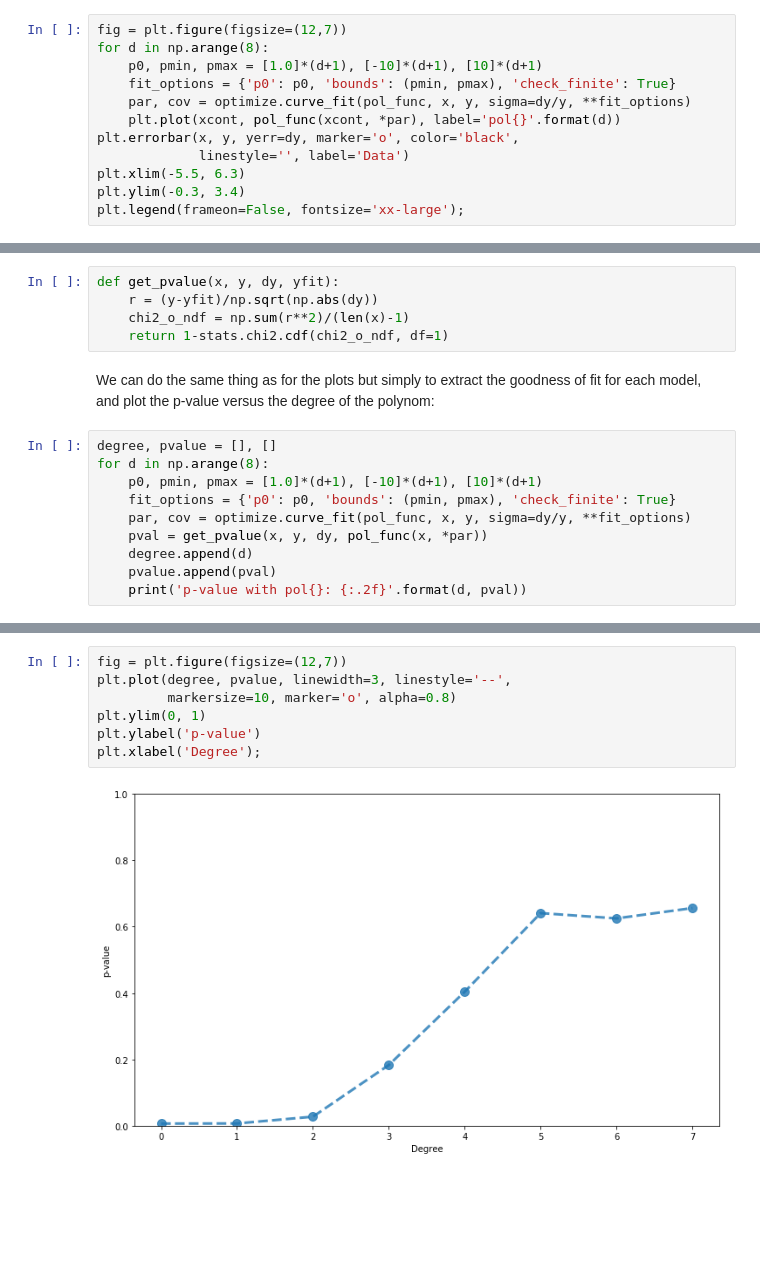
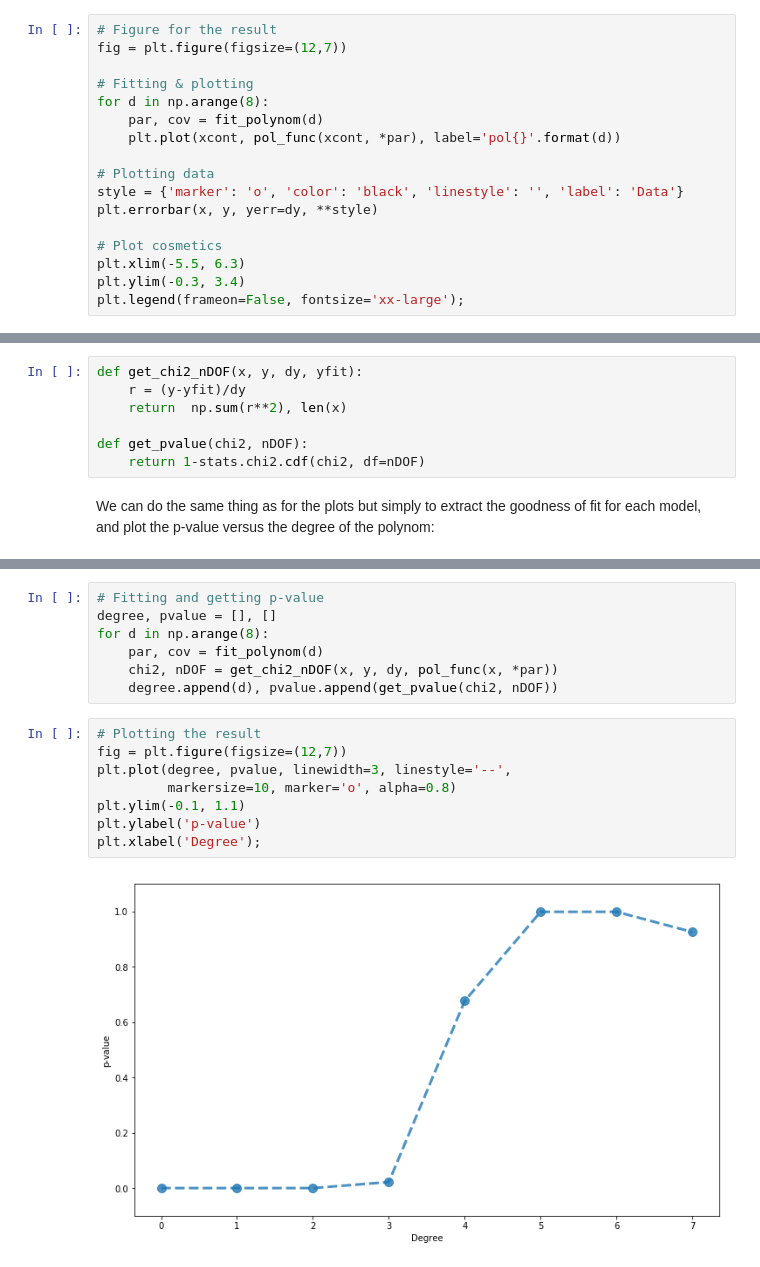
Before and after one commit to MLatCezeaux/intro_numpy, a Jupyter notebook: lecture/1-NumpyIntroduction.ipynb, the cells around one changed output, grey strips where cells are left out. Saved outputs shown, nothing was run; the diff lists cells and outputs as text; blank space fills up the shorter version.

```diff
--- a/lecture/1-NumpyIntroduction.ipynb
+++ b/lecture/1-NumpyIntroduction.ipynb
@@ -603,12 +611,17 @@ In the previous call for `optimize.curve_fit()`, we didn't use additional arguem
 # %%
+# Figure for the result
 fig = plt.figure(figsize=(12,7))
+
+# Fitting & plotting
 for d in np.arange(8):
-    p0, pmin, pmax = [1.0]*(d+1), [-10]*(d+1), [10]*(d+1)
-    fit_options = {'p0': p0, 'bounds': (pmin, pmax), 'check_finite': True}
-    par, cov = optimize.curve_fit(pol_func, x, y, sigma=dy/y, **fit_options)
+    par, cov = fit_polynom(d)
     plt.plot(xcont, pol_func(xcont, *par), label='pol{}'.format(d))
-plt.errorbar(x, y, yerr=dy, marker='o', color='black',
-             linestyle='', label='Data')
+
+# Plotting data
+style = {'marker': 'o', 'color': 'black', 'linestyle': '', 'label': 'Data'}
+plt.errorbar(x, y, yerr=dy, **style)
+
+# Plot cosmetics
 plt.xlim(-5.5, 6.3)
 plt.ylim(-0.3, 3.4)
 plt.legend(frameon=False, fontsize='xx-large');
@@ -619,17 +632,9 @@ It is possible te compute the goodness of fit using a $\chi^2 = \sum_{i} \frac{(
 # %%
-def get_pvalue(x, y, dy, yfit):
-    r = (y-yfit)/np.sqrt(np.abs(dy))
-    chi2_o_ndf = np.sum(r**2)/(len(x)-1)
-    return 1-stats.chi2.cdf(chi2_o_ndf, df=1)
+def get_chi2_nDOF(x, y, dy, yfit):
+    r = (y-yfit)/dy
+    return  np.sum(r**2), len(x)
+
+def get_pvalue(chi2, nDOF):
+    return 1-stats.chi2.cdf(chi2, df=nDOF)
 # %% [markdown]
 We can do the same thing as for the plots but simply to extract the goodness of fit for each model, and plot the p-value versus the degree of the polynom:
-# %%
-degree, pvalue = [], []
-for d in np.arange(8):
-    p0, pmin, pmax = [1.0]*(d+1), [-10]*(d+1), [10]*(d+1)
-    fit_options = {'p0': p0, 'bounds': (pmin, pmax), 'check_finite': True}
-    par, cov = optimize.curve_fit(pol_func, x, y, sigma=dy/y, **fit_options)
-    pval = get_pvalue(x, y, dy, pol_func(x, *par))
-    degree.append(d)
-    pvalue.append(pval)
-    print('p-value with pol{}: {:.2f}'.format(d, pval))
@@ -645,9 +641,17 @@ p-value with pol7: 0.66
+# %%
+# Fitting and getting p-value
+degree, pvalue = [], []
+for d in np.arange(8):
+    par, cov = fit_polynom(d)
+    chi2, nDOF = get_chi2_nDOF(x, y, dy, pol_func(x, *par))
+    degree.append(d), pvalue.append(get_pvalue(chi2, nDOF))
 # %%
+# Plotting the result
 fig = plt.figure(figsize=(12,7))
 plt.plot(degree, pvalue, linewidth=3, linestyle='--',
          markersize=10, marker='o', alpha=0.8)
-plt.ylim(0, 1)
+plt.ylim(-0.1, 1.1)
 plt.ylabel('p-value')
 plt.xlabel('Degree');
 # %% [output]
-[figure, old version]
+[figure, new version]
```
Also changed, not shown: parts of 28 cells of this notebook, 5 other files.
